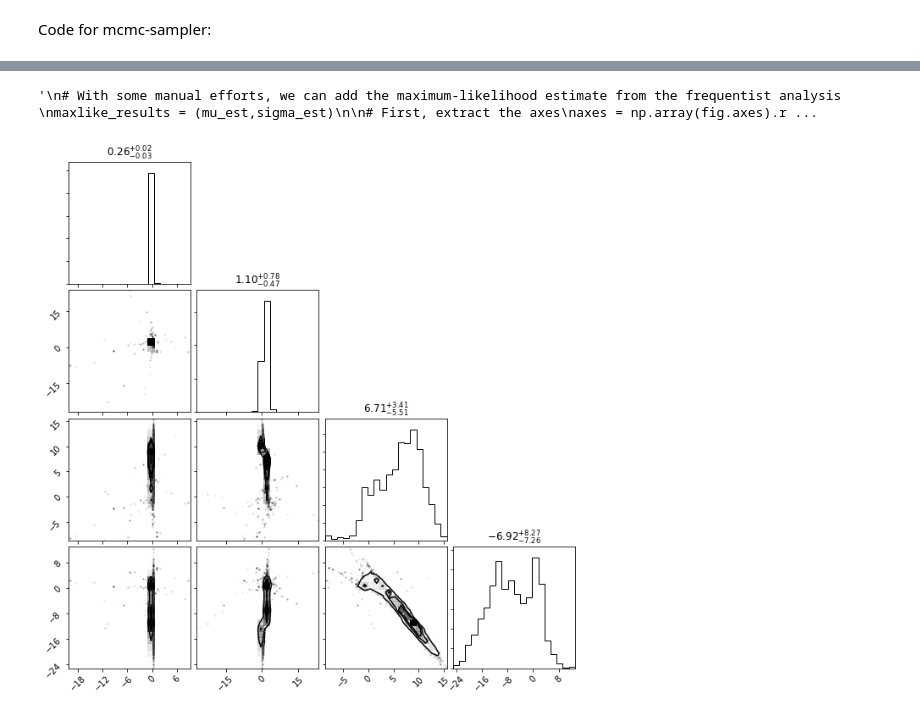
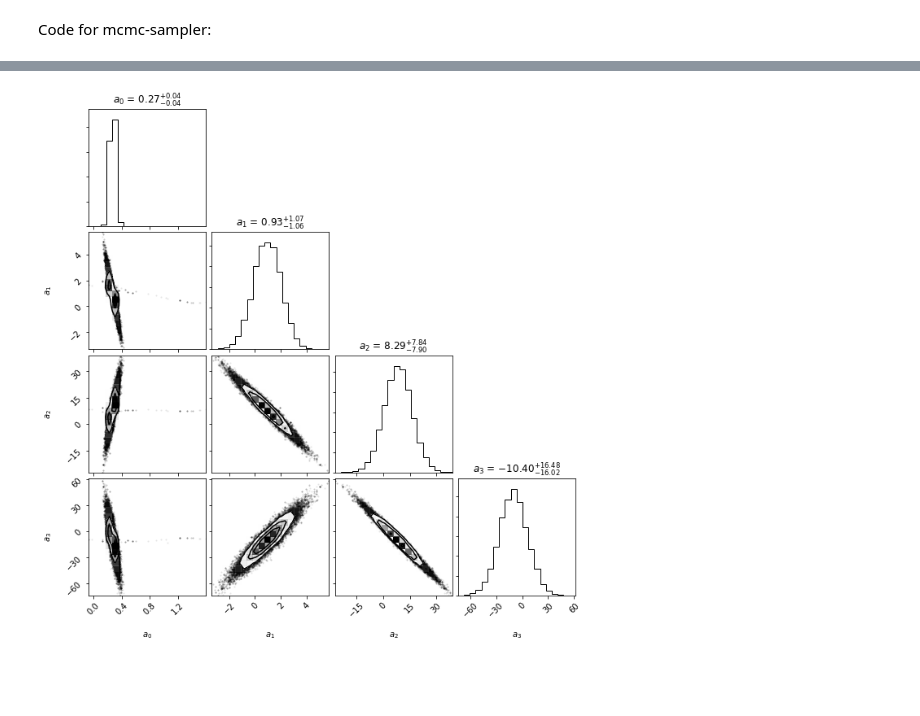
Before and after one commit to fraidowolf/tif285-project1, a Jupyter notebook: doc/pub/Projects/Project1/TIF285_Project1.ipynb, the cells around one changed output, grey strips where cells are left out. Saved outputs shown, nothing was run; the diff lists cells and outputs as text; code cells hidden in the pictures; blank space fills up the shorter version.

```diff
--- a/doc/pub/Projects/Project1/TIF285_Project1.ipynb
+++ b/doc/pub/Projects/Project1/TIF285_Project1.ipynb
@@ -108,40 +108,50 @@ def chi_square(x,d,sigma,a):
     return np.sum(((d-model(x,a))/sigma)**2)
 
 def log_likelihood(x,d,sigma,a):
-    c = -np.sqrt(2*np.pi)*sigma
+    c = -np.log(np.sqrt(2*np.pi)*sigma)
     e = -chi_square(x,d,sigma,a)/2
-    return np.sum(c+e)
+    return np.sum(c) + e
 
 def log_prior(a):
-    if np.linalg.norm(a)>1000:
+    if np.any(np.abs(a))>100:
         return -np.inf
     else:
         return 0
 
 def log_posterior(a):
     return log_likelihood(x,d,sigma,a) + log_prior(a)
+# %%
+import scipy.optimize as opt
+
+def find_min(func):
+    f = lambda a: -func(a)
+    a0 = np.array([0]*4)
+    result = opt.minimize(f, a0)
+    return result['x']
 # %% [markdown]
 Code for mcmc-sampler:
 # %%
 import emcee
 
-Nwalker = 10
+Nwalker = 8
 Ndim = 4
-Nburn = 500
-Nstep = 500
+Nburn = 1000
+Nstep = 10**3
 
-p0 = [10*np.random.randn(Ndim) for i in range(Nwalker)]
+
+
+p0 = [find_min(log_posterior) + np.random.randn(Ndim) for i in range(Nwalker)]
 sampler = emcee.EnsembleSampler(Nwalker,Ndim,log_posterior)
 
 pos, prob, state = sampler.run_mcmc(p0, Nburn)
 sampler.reset()
 
 # sampling period
-sampler.run_mcmc(p0, Nstep)
+sampler.run_mcmc(pos, Nstep)
 
 
 
 
-samples = sampler.chain.reshape((-1, Ndim))
+sample = sampler.chain.reshape((-1, Ndim))
 
 print('done')
@@ -150,4 +158,5 @@ done
 # %%
 for i in range(4):
     plt.figure()
-    plt.plot(samples[:,i].T, '-', color='k', alpha=0.3)
+    #plt.plot(sampler.chain[:,:,0].T, '-', color='r', alpha=0.3)
+    plt.plot(samples[:,:].T, '-', color='k', alpha=0.3)
@@ -159,7 +163,7 @@ for i in range(4):
 # %%
 # make a corner plot with the posterior distribution
-fig = corner.corner(samples, #labels=["$\mu$", "$\sigma$"],
-                      #truths=[mu_true, sigma_true],quantiles=[0.16, 0.5, 0.84],
+fig = corner.corner(sample, labels=["$a_0$", "$a_1$", "$a_2$", "$a_3$"],
+                      #truths=[mu_true, sigma_true], quantiles=[0.16, 0.5, 0.84],
                        show_titles=True, title_kwargs={"fontsize": 12})
 
 '''
@@ -187,5 +191,4 @@ WARNING:root:Too few points to create valid contours
-'\n# With some manual efforts, we can add the maximum-likelihood estimate from the frequentist analysis \nmaxlike_results = (mu_est,sigma_est)\n\n# First, extract the axes\naxes = np.array(fig.axes).r ...
-[figure, old version]
+[figure, new version]
 # %%
 from scipy.stats import norm
 from scipy.stats import uniform
```
Also changed, not shown: parts of 4 cells of this notebook.
